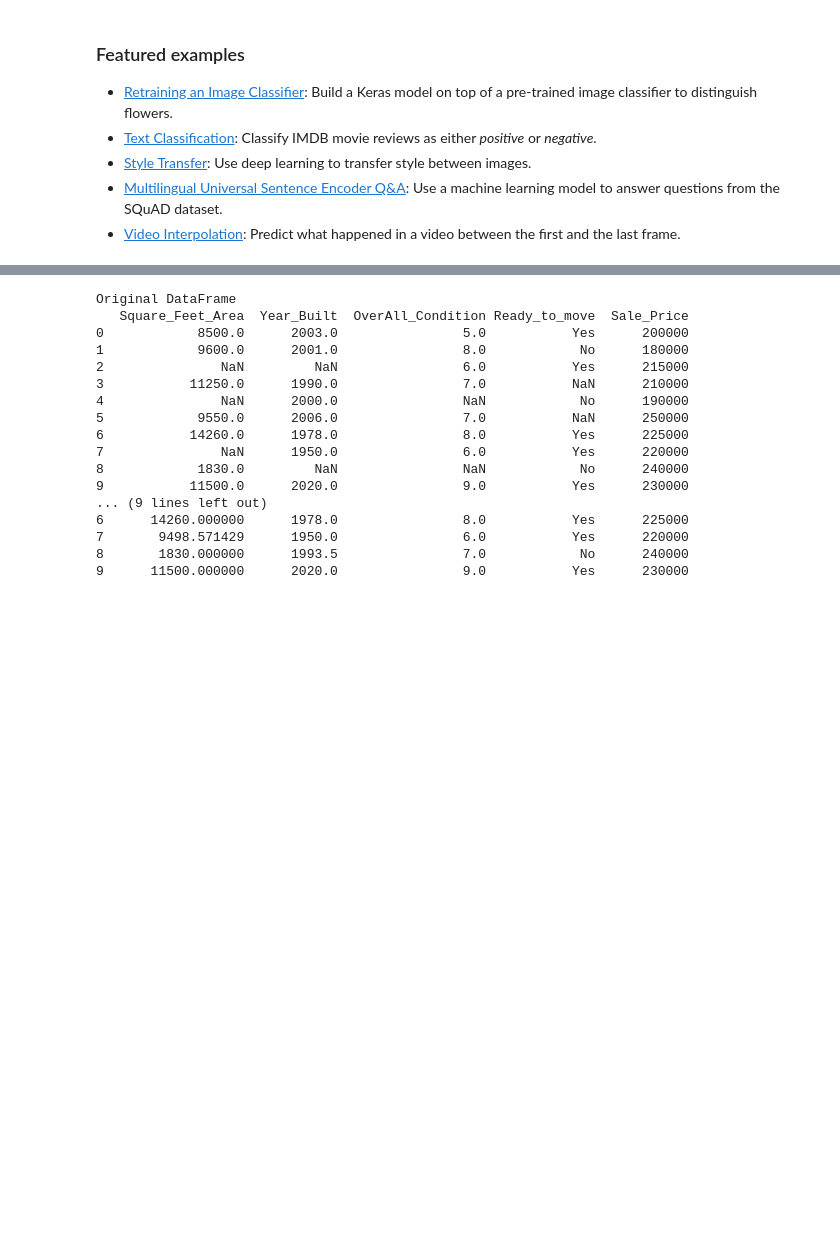
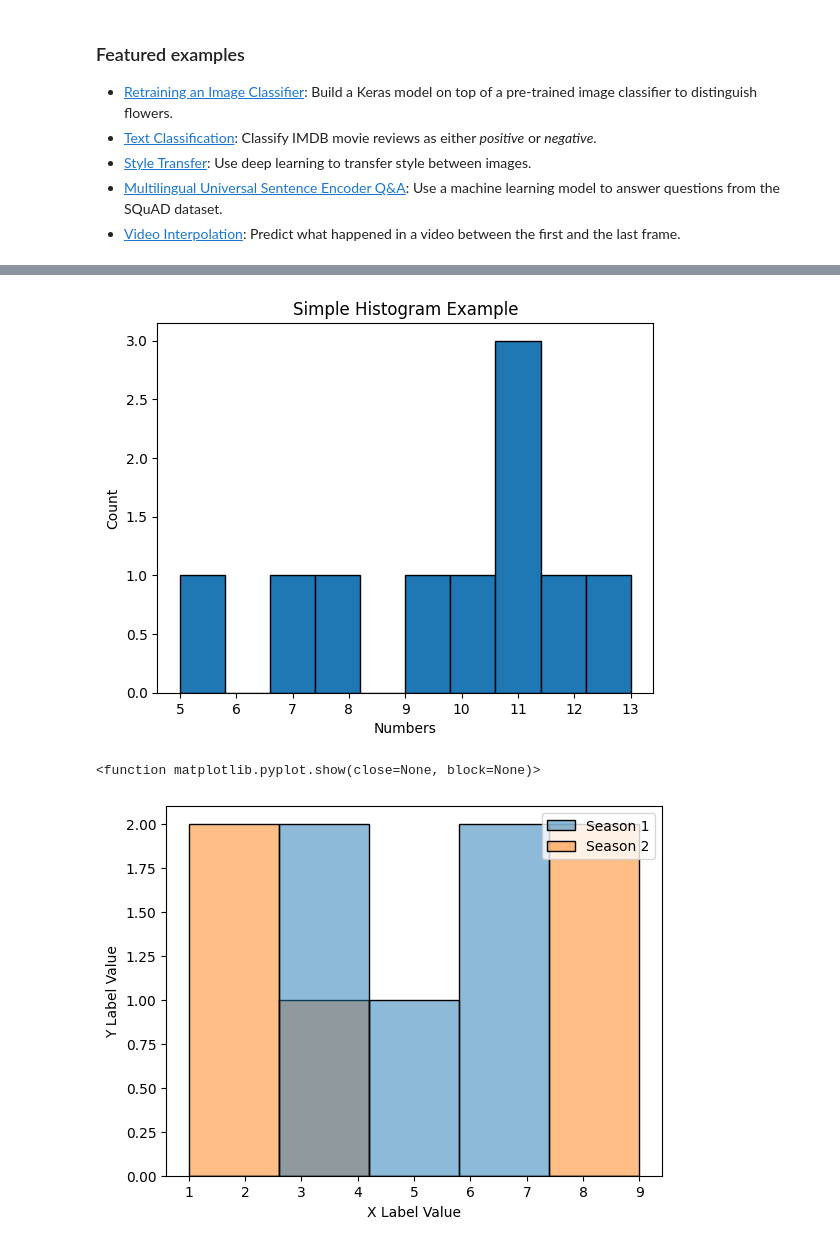
Before and after one commit to bhavya-samboju/2311CS020589, a Jupyter notebook: 22_01_25.ipynb, the cells around one changed output, grey strips where cells are left out. Cells and saved outputs as stored; diff of their text form; code cells hidden in the pictures; blank space fills up the shorter version.

```diff
--- a/22_01_25.ipynb
+++ b/22_01_25.ipynb
@@ -254,50 +187,25 @@ For example, when doing 'df[col].method(value, inplace=True)', try using 'df.met
-# %%
-import pandas as pd
-import numpy as np
-from sklearn.impute import SimpleImputer
-
-# Create sample dataset
-data = {
-    "Square_Feet_Area": [8500, 9600, np.nan, 11250, np.nan, 9550, 14260, np.nan, 1830, 11500],
-    "Year_Built": [2003, 2001, np.nan, 1990, 2000, 2006, 1978, 1950, np.nan, 2020],
-    "OverAll_Condition": [5, 8, 6, 7, np.nan, 7, 8, 6, np.nan, 9],
-    "Ready_to_move": ["Yes", "No", "Yes", np.nan, "No", np.nan, "Yes", "Yes", "No", "Yes"],
-    "Sale_Price": [200000, 180000, 215000, 210000, 190000, 250000, 225000, 220000, 240000, 230000]
-}
-
-df = pd.DataFrame(data)
-
-# Print Original DataFrame
-print("Original DataFrame")
-print(df)
-
-# Create an imputer for numeric columns to replace NaN with mean
-numeric_imputer = SimpleImputer(strategy='mean')
-
-# Apply the imputer to the numeric columns
-df[['Square_Feet_Area', 'Year_Built', 'OverAll_Condition']] = numeric_imputer.fit_transform(df[['Square_Feet_Area', 'Year_Built', 'OverAll_Condition']])
-
-# Replacing missing values with mode for categorical columns
-df['Ready_to_move'] = df['Ready_to_move'].fillna(df['Ready_to_move'].mode()[0])
-
-# Print DataFrame after imputation
-print("\nDataFrame after replacing missing values with mean (for numeric) and mode (for categorical)")
-print(df)
-# %% [output]
-Original DataFrame
-   Square_Feet_Area  Year_Built  OverAll_Condition Ready_to_move  Sale_Price
-0            8500.0      2003.0                5.0           Yes      200000
-1            9600.0      2001.0                8.0            No      180000
-2               NaN         NaN                6.0           Yes      215000
-3           11250.0      1990.0                7.0           NaN      210000
-4               NaN      2000.0                NaN            No      190000
-5            9550.0      2006.0                7.0           NaN      250000
-6           14260.0      1978.0                8.0           Yes      225000
-7               NaN      1950.0                6.0           Yes      220000
-8            1830.0         NaN                NaN            No      240000
-9           11500.0      2020.0                9.0           Yes      230000
-... (9 lines left out)
-6      14260.000000      1978.0                8.0           Yes      225000
-7       9498.571429      1950.0                6.0           Yes      220000
-8       1830.000000      1993.5                7.0            No      240000
-9      11500.000000      2020.0                9.0           Yes      230000
+# %%
+import matplotlib.pyplot as plt
+
+data = [5,7,8,9,10,11,12,13,11,11]
+
+plt.hist(data,bins=10, edgecolor='black')
+
+plt.title('Simple Histogram Example')
+plt.xlabel("Numbers")
+plt.ylabel('Count')
+
+plt.show()
+
+import pandas as pd
+import matplotlib.pyplot as plt
+import seaborn as sns
+datf = pd.DataFrame({"Season 1": [7,4,5,6,3],
+                    "Season 2": [1, 2, 8, 4, 9]})
+p = sns.histplot(data = datf)
+p.set(xlabel="X Label Value", ylabel = "Y Label Value")
+plt.show
+# %% [output]
+[figure, added]
+<function matplotlib.pyplot.show(close=None, block=None)>
+[figure, added]
```
Also changed, not shown: parts of 3 cells of this notebook.
